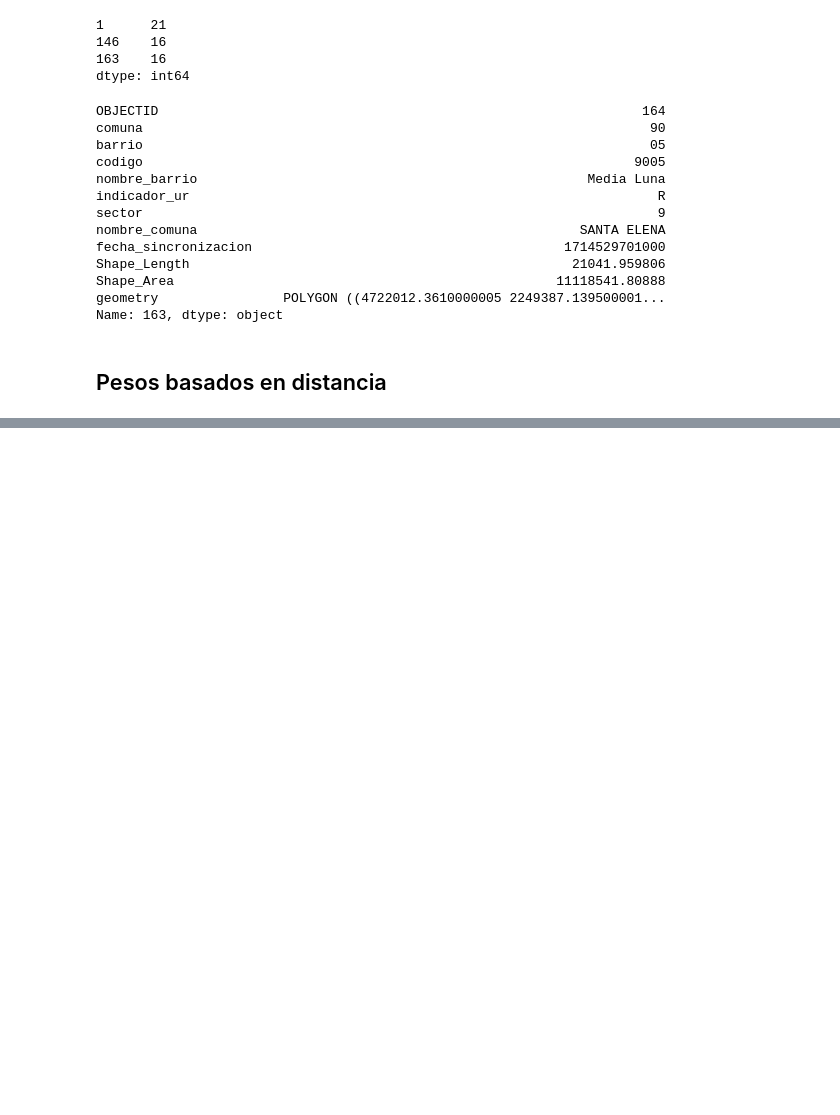
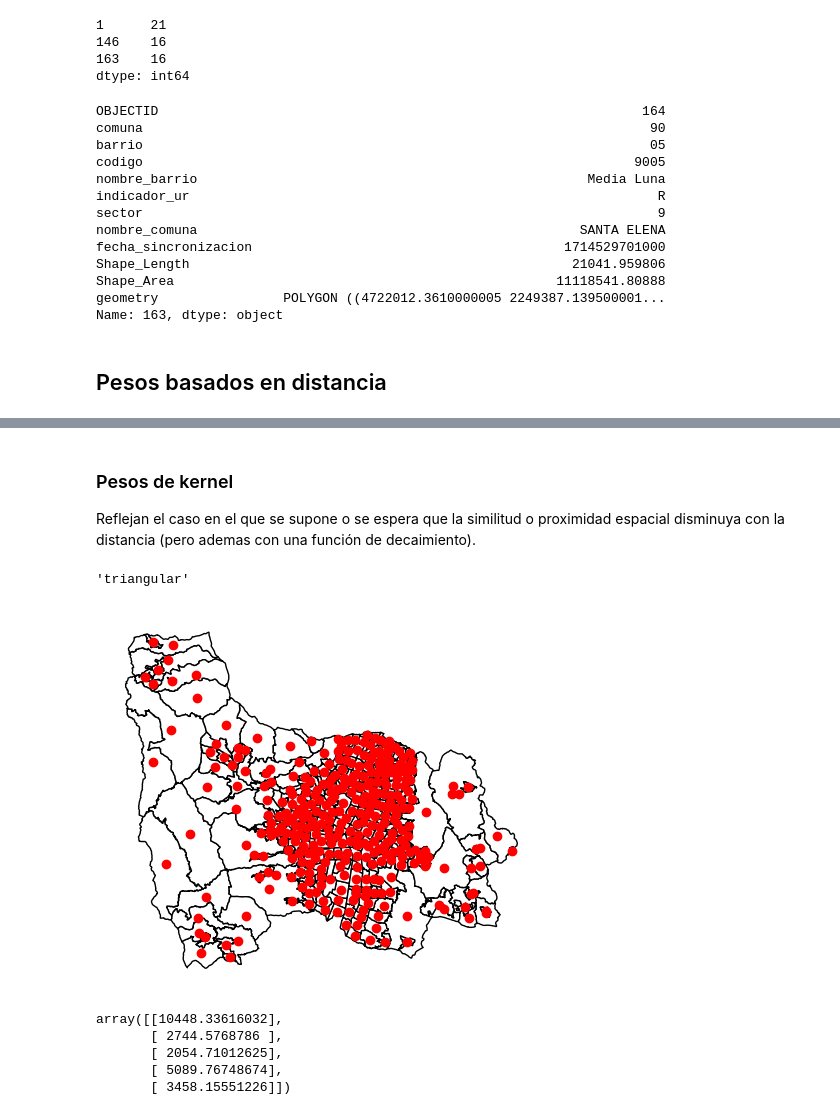
Before and after one commit to jdavidortega/Geographic_Data_Science_with_Python, a Jupyter notebook: 2.ipynb, the cells around one changed output, grey strips where cells are left out. Drawn from its saved outputs; the diff is of its cells as text; code cells hidden in the pictures; blank space fills up the shorter version.

Commit message:
Se agregan pesos kernel

```diff
--- a/2.ipynb
+++ b/2.ipynb
@@ -142,0 +174,3 @@ Name: 163, dtype: object
+# %% [markdown]
+### Pesos de kernel
+Reflejan el caso en el que se supone o se espera que la similitud o proximidad espacial disminuya con la distancia (pero ademas con una función de decaimiento).
@@ -142,0 +179,15 @@ Name: 163, dtype: object
+# %%
+# Función de kernel implementada
+w_kernel.function
+# %% [output]
+'triangular'
+# %%
+# Centroides
+# Plot polygons
+ax = medellin.plot(facecolor="w", edgecolor="k")
+# Create and plot centroids
+medellin.centroid.plot(color="r", ax=ax)
+# Remove axis
+ax.set_axis_off();
+# %% [output]
+[figure, added]
@@ -142,0 +200,8 @@ Name: 163, dtype: object
+# %%
+w_adaptive.bandwidth[:5]
+# %% [output]
+array([[10448.33616032],
+       [ 2744.5768786 ],
+       [ 2054.71012625],
+       [ 5089.76748674],
+       [ 3458.15551226]])
```
Also changed, not shown: parts of 8 cells of this notebook.
